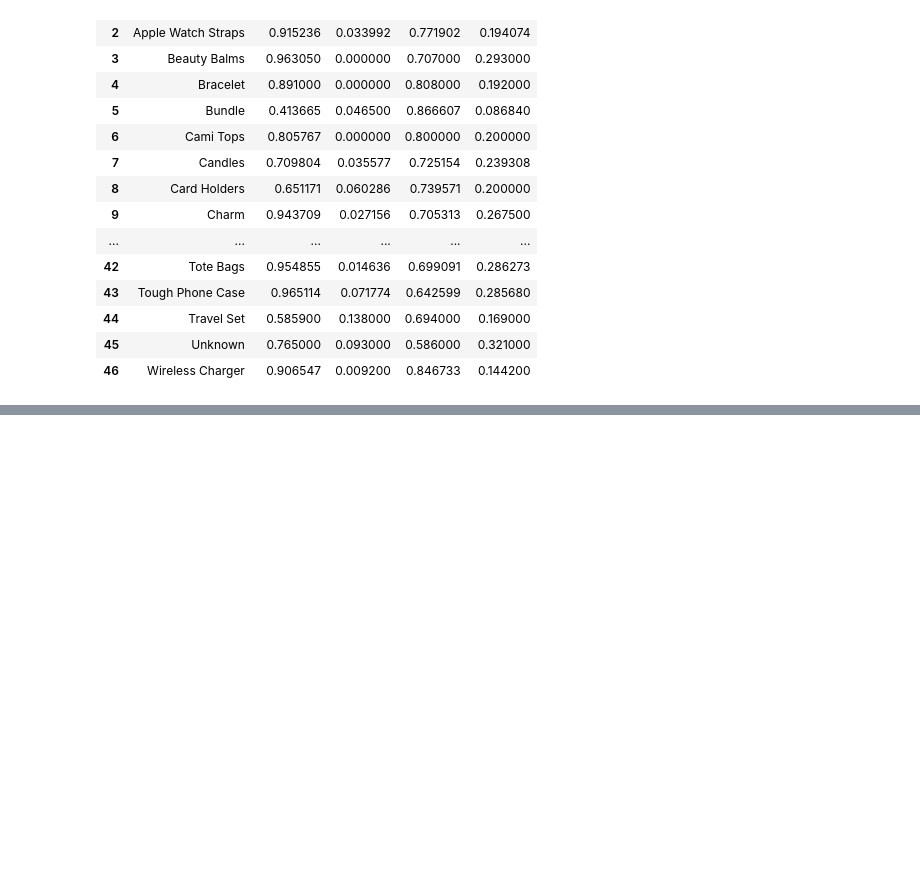
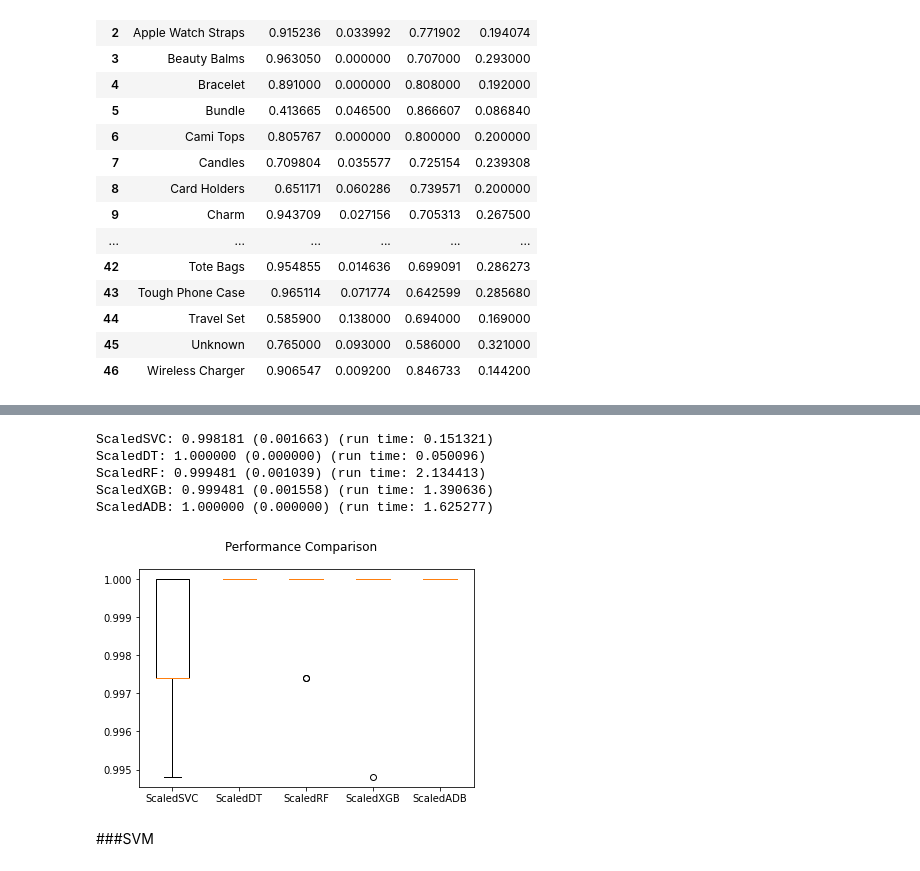
Before and after one commit to Utpal-Mishra/Bidnamics, a Jupyter notebook: Bidnamics.ipynb, the cells around one changed output, grey strips where cells are left out. Cells and saved outputs as stored; diff of their text form; code cells hidden in the pictures; blank space fills up the shorter version.

```diff
--- a/Bidnamics.ipynb
+++ b/Bidnamics.ipynb
@@ -340,0 +513,5 @@ sentiment.groupby(['productTypes']).mean().reset_index()
+# %%
+newdata['productTypes'] = pd.factorize(newdata['productTypes'])[0]
+newdata['brandName'] = pd.factorize(newdata['brandName'])[0]
+newdata['itemGroupId'] = pd.factorize(newdata['itemGroupId'])[0]
+newdata.head()
@@ -340,0 +636,40 @@ sentiment.groupby(['productTypes']).mean().reset_index()
+# %%
+# Standardize the dataset
+pipelines = []
+
+pipelines.append(('ScaledSVC', Pipeline([('Scaler', StandardScaler()),('SVM', SVC(C=1.7, kernel='rbf'))])))
+pipelines.append(('ScaledDT', Pipeline([('Scaler', StandardScaler()),('DT', DecisionTreeClassifier(criterion='entropy'))])))
+pipelines.append(('ScaledRF', Pipeline([('Scaler', StandardScaler()),('RF', RandomForestClassifier(criterion='entropy'))])))
+pipelines.append(('ScaledXGB', Pipeline([('Scaler', StandardScaler()),('GB', XGBClassifier(n_estimators=100, learning_rate=0.08, gamma=0, subsample=0.75))])))
+pipelines.append(('ScaledADB', Pipeline([('Scaler', StandardScaler()),('ADB', AdaBoostClassifier())])))
+
+
+results = []
+names = []
+with warnings.catch_warnings():
+    warnings.simplefilter("ignore")
+    kfold = KFold(n_splits=num_folds)
+    for name, model in pipelines:
+        start = time.time()
+        cv_results = cross_val_score(model, X_train, Y_train, cv=kfold, scoring='accuracy')
+        end = time.time()
+        results.append(cv_results)
+        names.append(name)
+        print( "%s: %f (%f) (run time: %f)" % (name, cv_results.mean(), cv_results.std(), end-start))
+# %% [output]
+ScaledSVC: 0.998181 (0.001663) (run time: 0.151321)
+ScaledDT: 1.000000 (0.000000) (run time: 0.050096)
+ScaledRF: 0.999481 (0.001039) (run time: 2.134413)
+ScaledXGB: 0.999481 (0.001558) (run time: 1.390636)
+ScaledADB: 1.000000 (0.000000) (run time: 1.625277)
+# %%
+fig = plt.figure()
+fig.suptitle('Performance Comparison')
+ax = fig.add_subplot(111)
+plt.boxplot(results)
+ax.set_xticklabels(names)
+plt.show()
+# %% [output]
+[figure, added]
+# %% [markdown]
+###SVM
```
Also changed, not shown: parts of 66 cells of this notebook.
